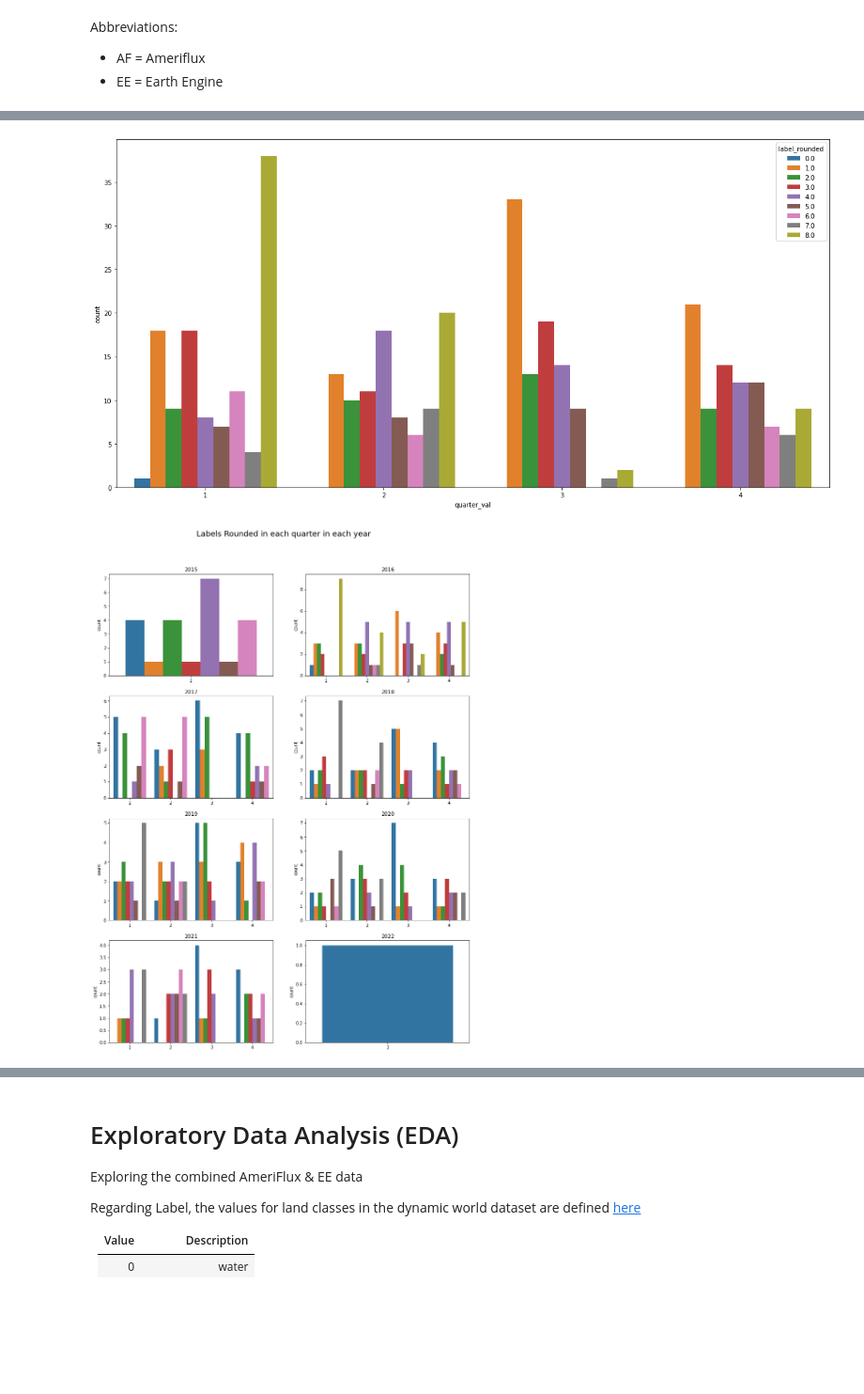
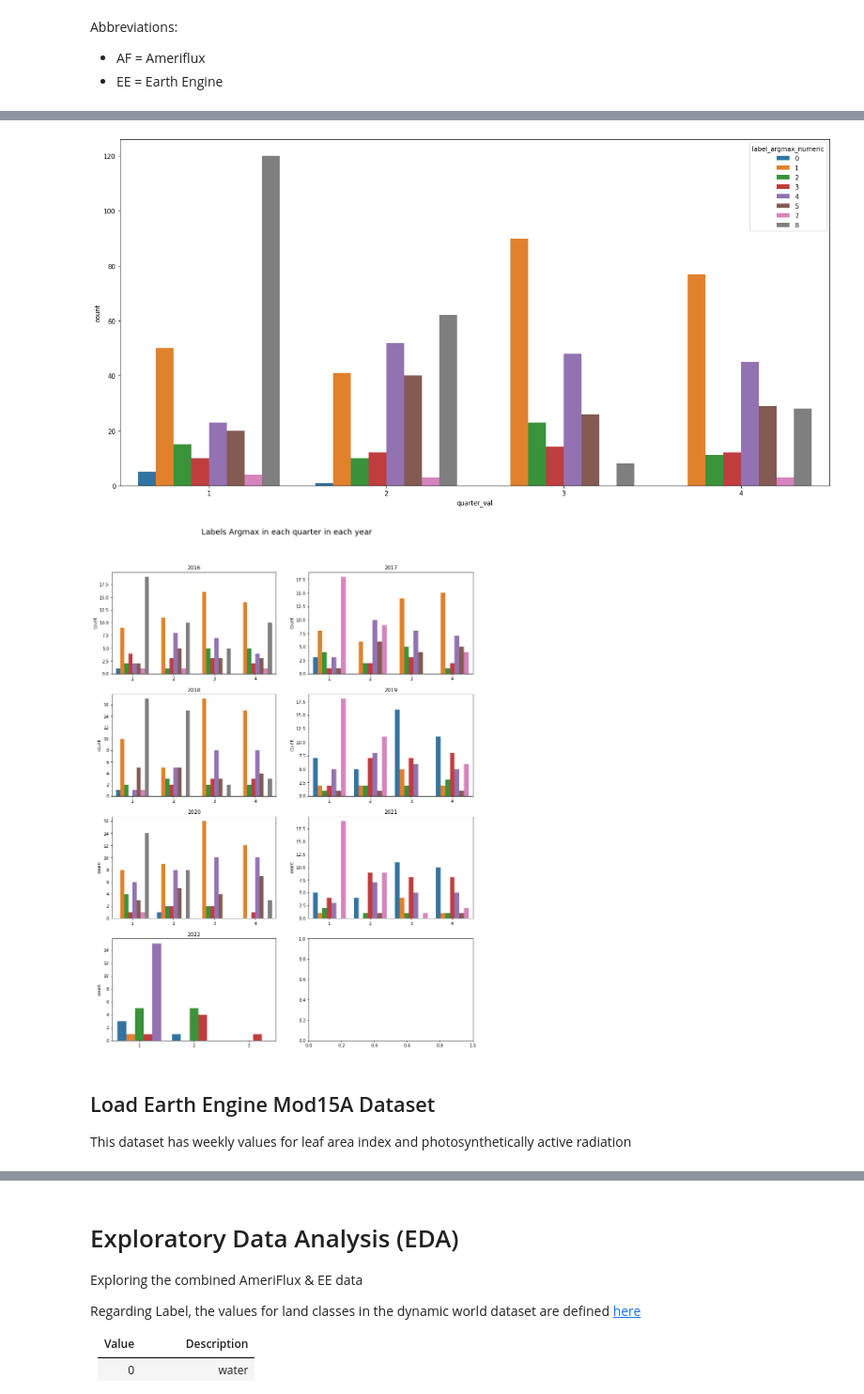
Before and after one commit to justinetaylor/mids-w210-capstone, a Jupyter notebook: Ameriflux_EE joined EDA.ipynb, the cells around one changed output, grey strips where cells are left out. Shown at 94% size. Cells and saved outputs as stored; diff of their text form; code cells hidden in the pictures; blank space fills up the shorter version.

```diff
--- a/Ameriflux_EE joined EDA.ipynb
+++ b/Ameriflux_EE joined EDA.ipynb
@@ -91,6 +199,4 @@ ee_probs.to_csv('data/combined_eda/combined_ee_af_elevation.csv')
 # %%
 ### FOR THOSE RUNNING FROM GITHUB --> RUN FROM HERE
-ee_probs = pd.read_csv('data/combined_eda/combined_ee_af_elevation.csv')
-ee_probs['START_DATE'] = pd.to_datetime(ee_probs['START_DATE'], errors='coerce')
-ee_probs['quarter'] = ee_probs['START_DATE'].dt.to_period('Q-NOV')
+ee_probs_and_ameriflux = pd.read_csv('data/combined_eda/combined_ee_af_elevation.csv')
 # %%
@@ -110,25 +211,26 @@ p = sns.countplot(x="year", hue="label_rounded", data=ee_probs)
 # %%
 # labels rounded by quarter
-ee_probs['quarter_val'] = ee_probs.quarter.dt.quarter
 plt.figure(figsize = (20,10))
-
-p = sns.countplot(x="quarter_val", hue="label_rounded", data=ee_probs)
+p = sns.countplot(x="quarter_val", hue="label_argmax_numeric", data=ee_probs_and_ameriflux)
 # %% [output]
-[figure, old version]
+[figure, new version]
 # %%
-years = ee_probs.year.unique()
+years = ee_probs_and_ameriflux.year.unique()
 years.sort()
 # labels rounded by quarter & year
 fig, axs = plt.subplots(4, 2, figsize=(15, 20))
-fig.suptitle("Labels Rounded in each quarter in each year", fontsize=18, y=0.95)
+fig.suptitle("Labels Argmax in each quarter in each year", fontsize=18, y=0.95)
 for y, ax in zip(years, axs.ravel()):
-    sns.countplot(x="quarter_val", hue="label_rounded", data=ee_probs[ee_probs['year'] == y], ax=ax)
+    sns.countplot(x="quarter_val", hue="label_argmax_numeric", data=ee_probs_and_ameriflux[ee_probs_and_ameriflux['year'] == y], ax=ax)
     ax.set_title(y)
     ax.get_legend().remove()
     ax.set_xlabel("")
     if y == '2016':
         ax.legend(loc='upper left')
 fig.show()
 # %% [output]
-[figure, old version]
+[figure, new version]
+# %% [markdown]
+## Load Earth Engine Mod15A Dataset
+This dataset has weekly values for leaf area index and photosynthetically active radiation
 # %%
```
Also changed, not shown: parts of 52 cells of this notebook, 18 other files.
